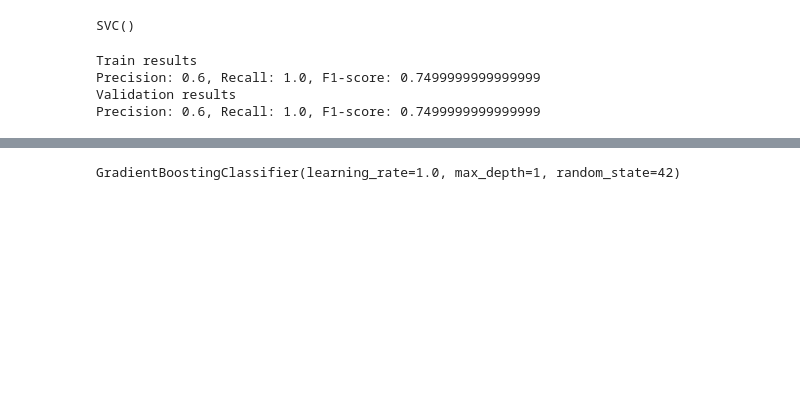
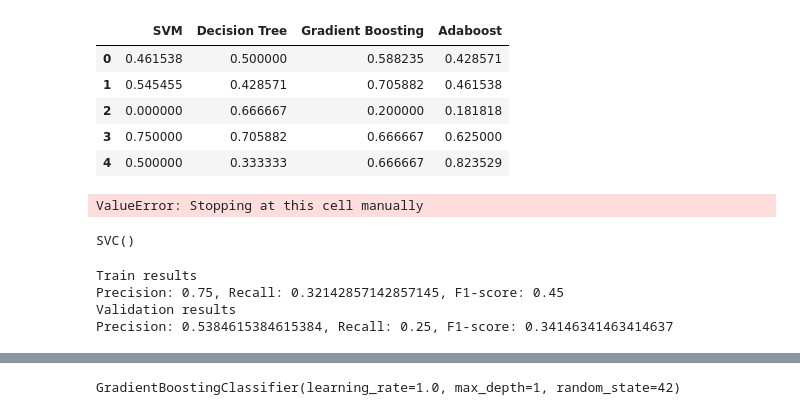
Before and after one commit to cmaspi/Healthcare, a Jupyter notebook: train_chunk_features.ipynb, the cells around one changed output, grey strips where cells are left out. Drawn from its saved outputs; the diff is of its cells as text; code cells hidden in the pictures; blank space fills up the shorter version.

```diff
--- a/train_chunk_features.ipynb
+++ b/train_chunk_features.ipynb
@@ -10,10 +10,6 @@ import biosppy.signals.ecg as ecg
 # %%
 parent_dir = './Data/In-lab/'
 paths = sorted(list(os.listdir(parent_dir)))
-paths = np.array(paths)
-np.random.shuffle(paths)
-training_paths = paths[:-4]
-validation_paths = paths[-4:]
 
 
 def unison_shuffled_copies(a, b):
@@ -93,7 +89,3 @@ def return_dataset(paths):
             data.append(feature_data)
 
     return np.array(data), np.concatenate(ema_list, axis=0), np.concatenate(labels_list, axis=0), np.concatenate(activities_list, axis=0)
-
-
-trainX, trainEMA, trainY, trainActivities = return_dataset(training_paths)
-valX, valEMA, valY, valActivities = return_dataset(validation_paths)
@@ -99,0 +98,40 @@ valX, valEMA, valY, valActivities = return_dataset(validation_paths)
+# %%
+df = pd.DataFrame(data=np.zeros((16, 4)), columns=['SVM', 'Decision Tree', 'Gradient Boosting', 'Adaboost'])
+
+
+for val_idx in range(16):
+    training_paths = paths[:val_idx] + paths[val_idx + 1:]
+    validation_paths = paths[val_idx:val_idx + 1]
+
+    trainX, trainEMA, trainY, trainActivities = return_dataset(training_paths)
+    valX, valEMA, valY, valActivities = return_dataset(validation_paths)
+
+    svm_clf = svm.SVC()
+    d_clf = tree.DecisionTreeClassifier()
+    gb_clf = GradientBoostingClassifier(n_estimators=100, learning_rate=1.0, max_depth=1, random_state=42)
+    ada_clf = AdaBoostClassifier(n_estimators=100, algorithm="SAMME", random_state=0)
+
+    svm_clf.fit(trainX, trainY)
+    d_clf.fit(trainX, trainY)
+    gb_clf.fit(trainX, trainY)
+    ada_clf.fit(trainX, trainY)
+
+    svm_pred = svm_clf.predict(valX)
+    d_pred = d_clf.predict(valX)
+    gb_pred = gb_clf.predict(valX)
+    ada_pred = ada_clf.predict(valX)
+
+    df.at[val_idx, 'SVM'] = f1_score(valY, svm_pred)
+    df.at[val_idx, 'Decision Tree'] = f1_score(valY, d_pred)
+    df.at[val_idx, 'Gradient Boosting'] = f1_score(valY, gb_pred)
+    df.at[val_idx, 'Adaboost'] = f1_score(valY, ada_pred)
+
+
+df.head()
+# %% [output]
+|  | SVM | Decision Tree | Gradient Boosting | Adaboost |
+| 0 | 0.461538 | 0.500000 | 0.588235 | 0.428571 |
+| 1 | 0.545455 | 0.428571 | 0.705882 | 0.461538 |
+| 2 | 0.000000 | 0.666667 | 0.200000 | 0.181818 |
+| 3 | 0.750000 | 0.705882 | 0.666667 | 0.625000 |
+| 4 | 0.500000 | 0.333333 | 0.666667 | 0.823529 |
@@ -100,3 +140,7 @@ valX, valEMA, valY, valActivities = return_dataset(validation_paths)
+# %%
+raise ValueError('Stopping at this cell manually')
+# %% [output]
+ValueError: Stopping at this cell manually
 # %%
 from sklearn import svm
 from sklearn.metrics import accuracy_score, f1_score, precision_score, recall_score
@@ -125,9 +169,9 @@ f1 = f1_score(valY, valY_pred)
 print(f"Precision: {precision}, Recall: {recall}, F1-score: {f1}")
 # %% [output]
 Train results
-Precision: 0.6, Recall: 1.0, F1-score: 0.7499999999999999
+Precision: 0.75, Recall: 0.32142857142857145, F1-score: 0.45
 Validation results
-Precision: 0.6, Recall: 1.0, F1-score: 0.7499999999999999
+Precision: 0.5384615384615384, Recall: 0.25, F1-score: 0.34146341463414637
 # %%
 from sklearn import tree
 clf = tree.DecisionTreeClassifier()
```
Also changed, not shown: parts of 6 cells of this notebook, 9 other files.
